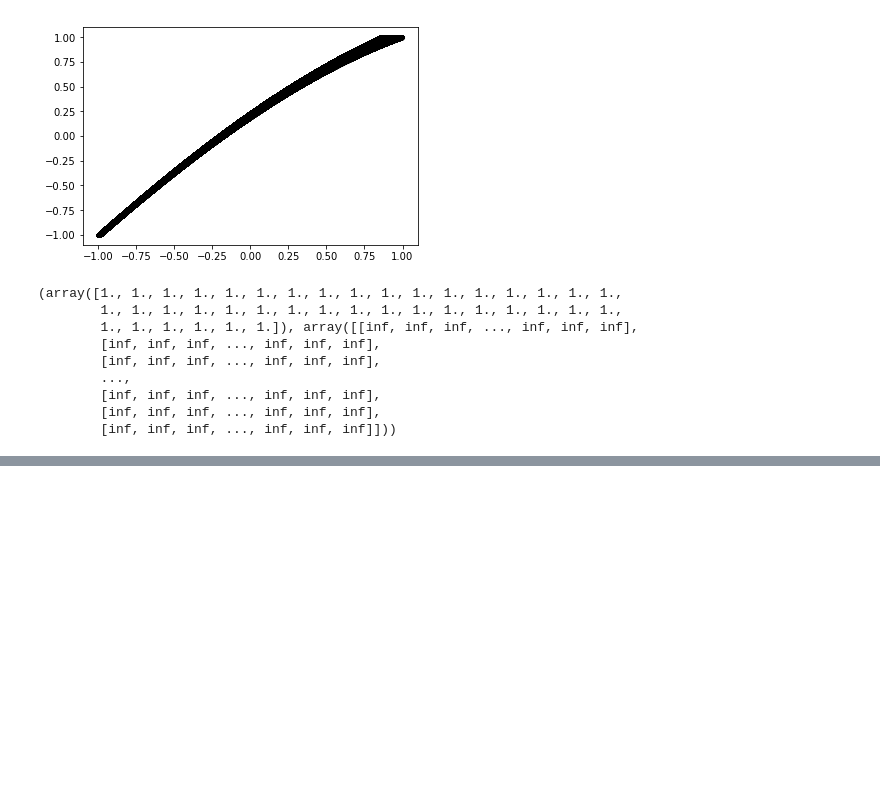
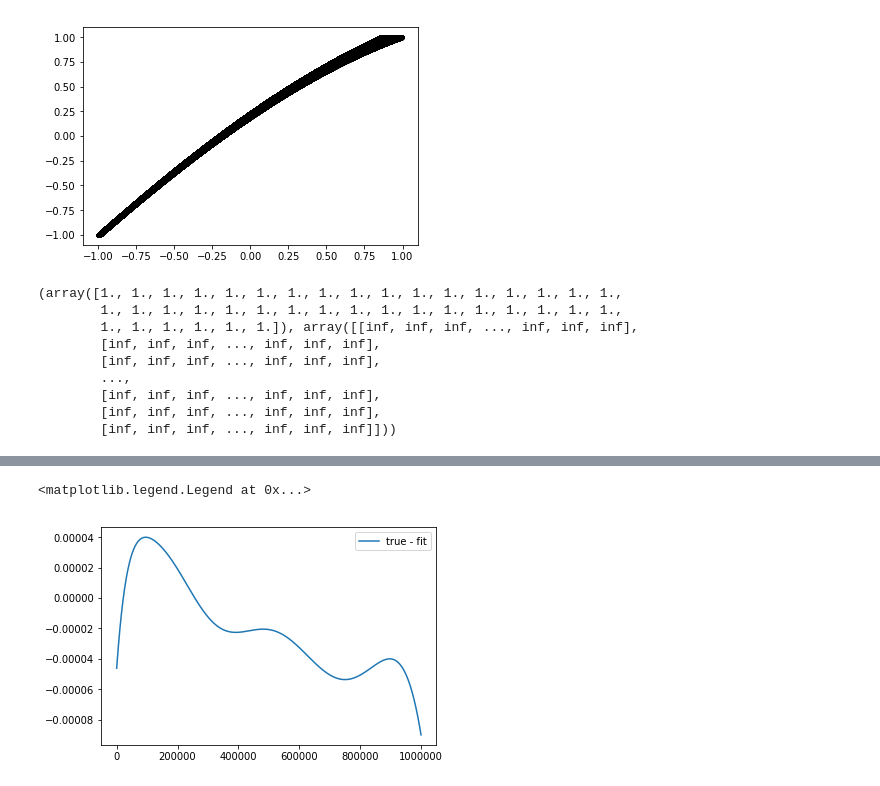
Before and after one commit to spestana/goes-ortho, a Jupyter notebook: scratchspace.ipynb, the cells around one changed output, grey strips where cells are left out. Drawn from its saved outputs; the diff is of its cells as text; code cells hidden in the pictures; blank space fills up the shorter version.

```diff
--- a/scratchspace.ipynb
+++ b/scratchspace.ipynb
@@ -140,0 +213,7 @@ a
+# %%
+#plt.plot(true - noisy,label="true - noisy")
+plt.plot(true - fit,label="true - fit")
+plt.legend()
+# %% [output]
+<matplotlib.legend.Legend at 0x...>
+[figure, added]
```
Also changed, not shown: parts of 20 cells of this notebook.
